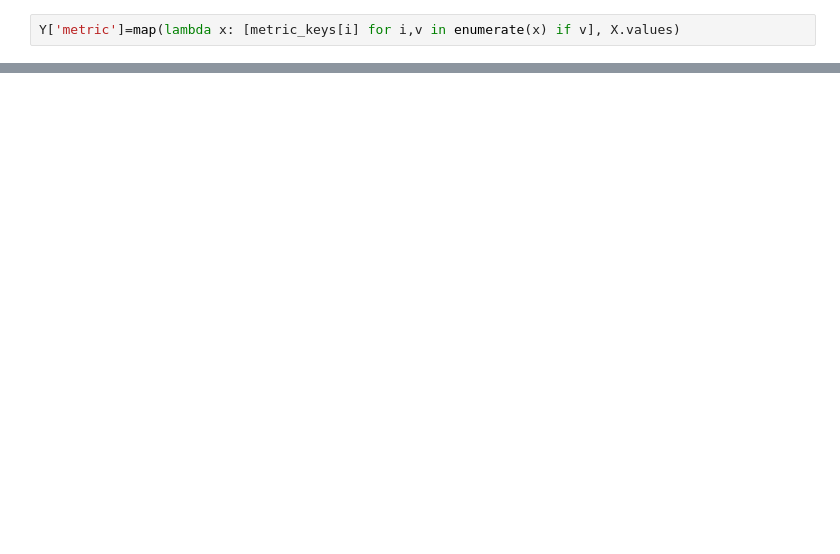
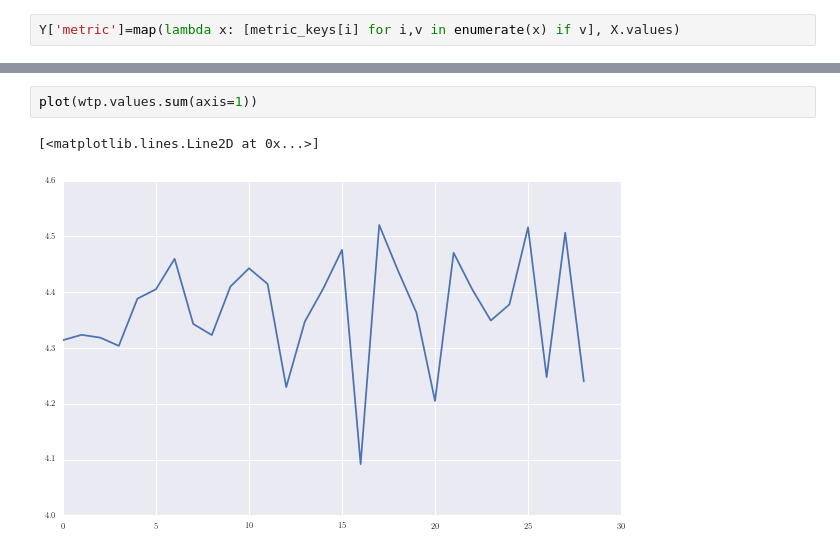
Before and after one commit to andrewbolster/aietes, a Jupyter notebook: scripts/notebooks/Chapters/Chapter 5.ipynb, the cells around one changed output, grey strips where cells are left out. Cells and saved outputs as stored; diff of their text form; blank space fills up the shorter version.

```diff
--- a/scripts/notebooks/Chapters/Chapter 5.ipynb
+++ b/scripts/notebooks/Chapters/Chapter 5.ipynb
@@ -166,0 +234,5 @@ Y
+# %%
+plot(wtp.values.sum(axis=1))
+# %% [output]
+[<matplotlib.lines.Line2D at 0x...>]
+[figure, added]
```
Also changed, not shown: parts of 28 cells of this notebook, 6 other files.
